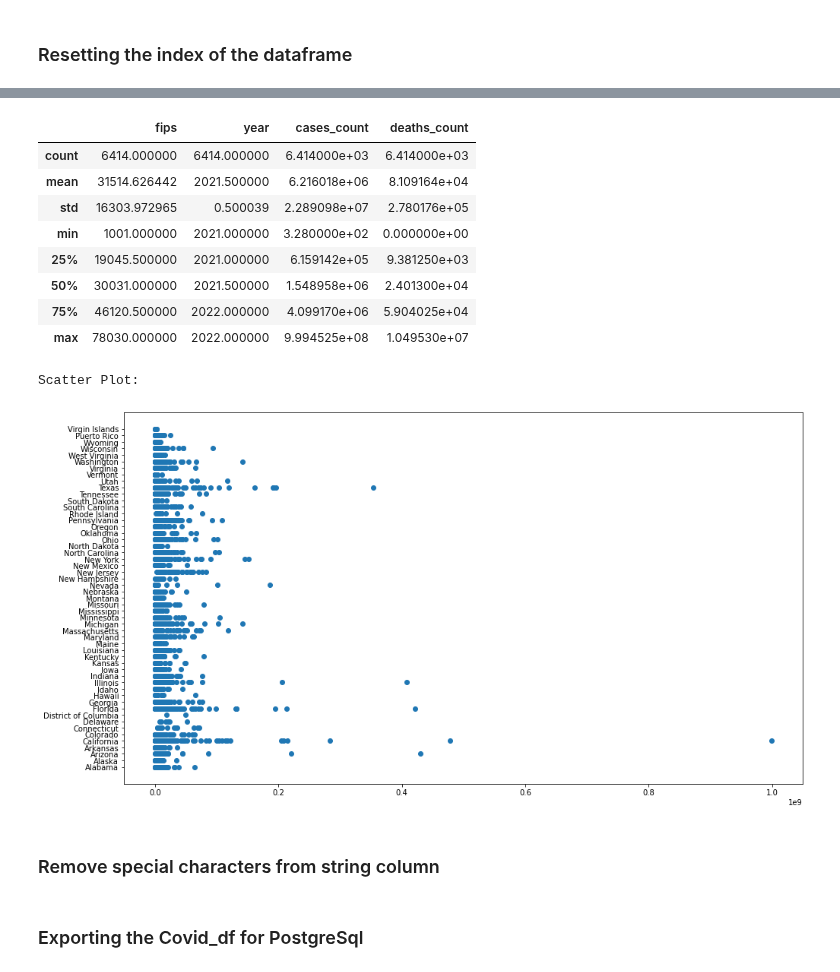
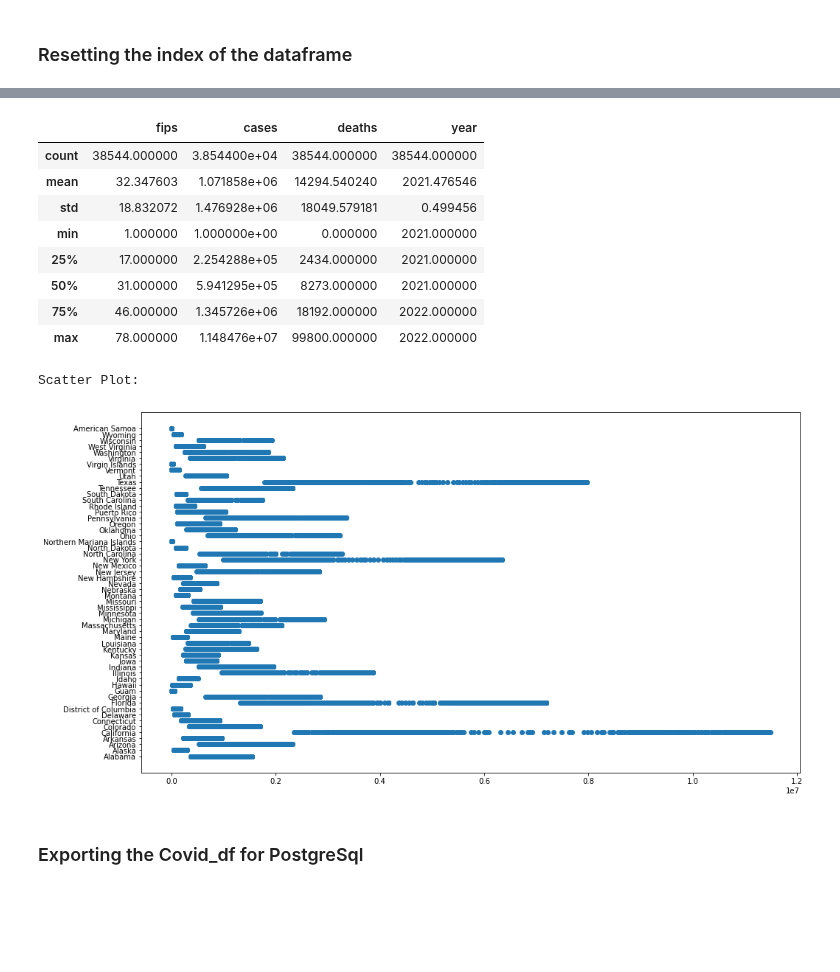
Before and after one commit to uzmabb182/Data602_Assignments, a Jupyter notebook: Final_Project_Data_602/data_602_final_project.ipynb, the cells around one changed output, grey strips where cells are left out. Cells and saved outputs as stored; diff of their text form; code cells hidden in the pictures; blank space fills up the shorter version.

Commit message:
Datasets are transformed into state level

```diff
--- a/Final_Project_Data_602/data_602_final_project.ipynb
+++ b/Final_Project_Data_602/data_602_final_project.ipynb
@@ -835,0 +446,4 @@ covid_df
+# %%
+csv_path = 'https://raw.githubusercontent.com/nytimes/covid-19-data/master/us-states.csv'
+covid_df = pd.read_csv(csv_path, encoding="utf-8")
+covid_df.head(5)
@@ -907,0 +528,3 @@ covid_df.head()
+# %%
+covid_df = covid_df[covid_df['year'] > 2020]
+covid_df
@@ -1005,23 +565,21 @@ covid_fips_df
 # %%
-covid_fips_df.describe()
+covid_df.describe()
 # %% [output]
-|  | fips | year | cases_count | deaths_count |
-| count | 6414.000000 | 6414.000000 | 6.414000e+03 | 6.414000e+03 |
-| mean | 31514.626442 | 2021.500000 | 6.216018e+06 | 8.109164e+04 |
-| std | 16303.972965 | 0.500039 | 2.289098e+07 | 2.780176e+05 |
-| min | 1001.000000 | 2021.000000 | 3.280000e+02 | 0.000000e+00 |
-| 25% | 19045.500000 | 2021.000000 | 6.159142e+05 | 9.381250e+03 |
-| 50% | 30031.000000 | 2021.500000 | 1.548958e+06 | 2.401300e+04 |
-| 75% | 46120.500000 | 2022.000000 | 4.099170e+06 | 5.904025e+04 |
-| max | 78030.000000 | 2022.000000 | 9.994525e+08 | 1.049530e+07 |
+|  | fips | cases | deaths | year |
+| count | 38544.000000 | 3.854400e+04 | 38544.000000 | 38544.000000 |
+| mean | 32.347603 | 1.071858e+06 | 14294.540240 | 2021.476546 |
+| std | 18.832072 | 1.476928e+06 | 18049.579181 | 0.499456 |
+| min | 1.000000 | 1.000000e+00 | 0.000000 | 2021.000000 |
+| 25% | 17.000000 | 2.254288e+05 | 2434.000000 | 2021.000000 |
+| 50% | 31.000000 | 5.941295e+05 | 8273.000000 | 2021.000000 |
+| 75% | 46.000000 | 1.345726e+06 | 18192.000000 | 2022.000000 |
+| max | 78.000000 | 1.148476e+07 | 99800.000000 | 2022.000000 |
 # %%
 plt.rcParams["figure.figsize"] = [16,9]
 # plotting a scatter plot
 print("Scatter Plot:  ")
-plt.scatter(covid_fips_df["cases_count"], covid_fips_df["state"])
+plt.scatter(covid_df["cases"], covid_df["state"])
 plt.show()
 # %% [output]
 Scatter Plot:
-[figure, old version]
+[figure, new version]
-# %% [markdown]
-### Remove special characters from string column
```
Also changed, not shown: parts of 83 cells of this notebook, 7 other files.
